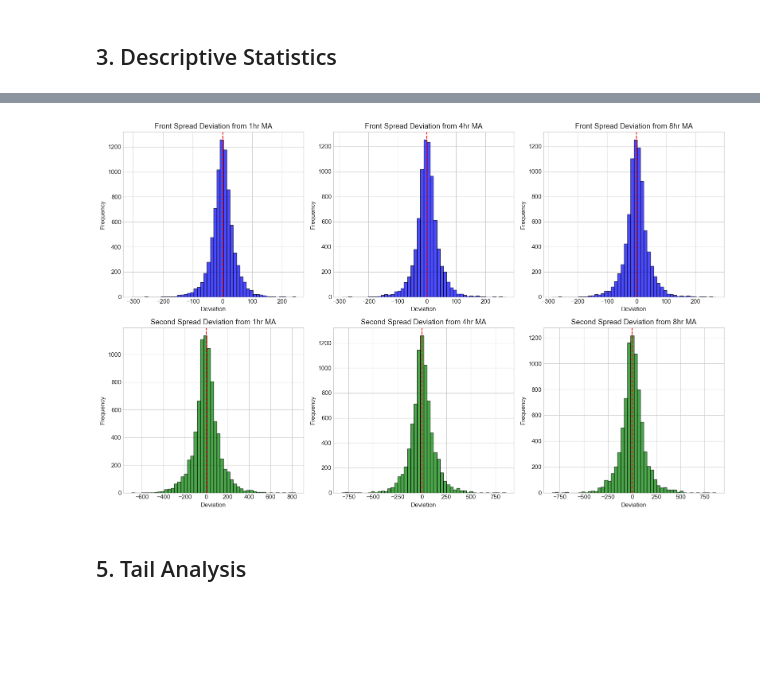
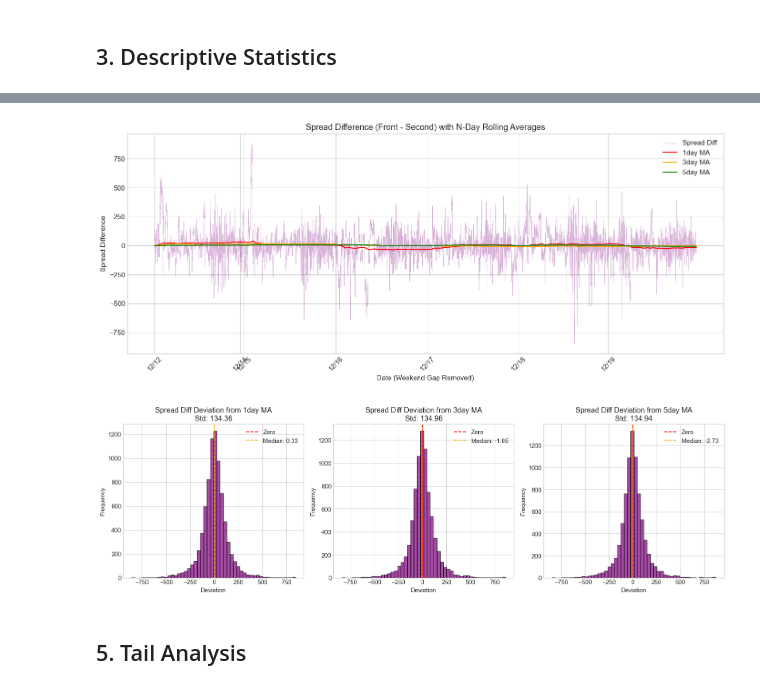
Before and after one commit to amywangyx1022/qts_project, a Jupyter notebook: MBT_BTC_Spread_Analysis.ipynb, the cells around one changed output, grey strips where cells are left out. Cells and saved outputs as stored; diff of their text form; code cells hidden in the pictures; blank space fills up the shorter version.

```diff
--- a/MBT_BTC_Spread_Analysis.ipynb
+++ b/MBT_BTC_Spread_Analysis.ipynb
@@ -367,20 +401,0 @@ We compute the deviation $d^{(N)}_t = s_t - \bar{s}_t^{(N)}$ where $\bar{s}_t^{(
-# %%
-# Define rolling windows (in minutes)
-# N = 60 (1 hour), 240 (4 hours), 480 (8 hours)
-windows = [60, 240, 480]
-window_names = ['1hr', '4hr', '8hr']
-
-# Calculate rolling averages and deviations for both spreads (using stitched data)
-df_analysis = df_spreads_stitched.copy()
-
-for w, name in zip(windows, window_names):
-    # Rolling averages
-    df_analysis[f's1_front_ma_{name}'] = df_analysis['s1_front'].rolling(window=w, min_periods=1).mean()
-    df_analysis[f's2_second_ma_{name}'] = df_analysis['s2_second'].rolling(window=w, min_periods=1).mean()
-
-    # Deviations from rolling average
-    df_analysis[f'd1_front_{name}'] = df_analysis['s1_front'] - df_analysis[f's1_front_ma_{name}']
-    df_analysis[f'd2_second_{name}'] = df_analysis['s2_second'] - df_analysis[f's2_second_ma_{name}']
-
-print("Rolling analysis columns created:")
-print([col for col in df_analysis.columns if 'ma' in col or col.startswith('d')])
@@ -419,24 +467,17 @@ Deviation Statistics (d_t^(N) = s_t - rolling_mean):
 # %%
-# Visualize spreads with rolling averages (weekend stitched)
-fig, axes = plt.subplots(2, 1, figsize=(14, 10), sharex=True)
+# Visualize spread_diff with N-day rolling averages (weekend stitched)
+fig, ax = plt.subplots(figsize=(14, 6))
 
 x = df_analysis['plot_idx']
 
-# Front Spread with rolling averages
-axes[0].plot(x, df_analysis['s1_front'], alpha=0.3, linewidth=0.5, label='Front Spread', color='blue')
-for w, name, color in zip(windows, window_names, ['red', 'orange', 'purple']):
-    axes[0].plot(x, df_analysis[f's1_front_ma_{name}'], label=f'{name} MA', color=color, linewidth=1.5)
-axes[0].set_ylabel('Spread Value')
-axes[0].set_title('Front Month Cross-Product Spread (BTCZ5-MBTZ5) with Rolling Averages')
-axes[0].legend()
+# Spread diff with rolling averages
+ax.plot(x, df_analysis['spread_diff'], alpha=0.3, linewidth=0.5, label='Spread Diff', color='purple')
+for w, name, color in zip(windows, window_names, ['red', 'orange', 'green']):
+    ax.plot(x, df_analysis[f'spread_diff_ma_{name}'], label=f'{name} MA', color=color, linewidth=1.5)
 
-# Second Spread with rolling averages
-axes[1].plot(x, df_analysis['s2_second'], alpha=0.3, linewidth=0.5, label='Second Spread', color='green')
-for w, name, color in zip(windows, window_names, ['red', 'orange', 'purple']):
-    axes[1].plot(x, df_analysis[f's2_second_ma_{name}'], label=f'{name} MA', color=color, linewidth=1.5)
-axes[1].set_ylabel('Spread Value')
-axes[1].set_title('Second Month Cross-Product Spread (BTCF6-MBTF6) with Rolling Averages')
-axes[1].legend()
+ax.set_ylabel('Spread Difference')
+ax.set_title('Spread Difference (Front - Second) with N-Day Rolling Averages')
+ax.legend()
 
 # Custom x-tick labels showing date transitions
 date_changes = df_analysis.groupby('date')['plot_idx'].first()
@@ -447,29 +488,28 @@ plt.xticks(tick_positions, tick_labels, rotation=45)
 plt.xlabel('Date (Weekend Gap Removed)')
 plt.tight_layout()
 plt.show()
+# %% [output]
+[figure, added]
 # %%
-# Deviation distribution plots
-fig, axes = plt.subplots(2, 3, figsize=(16, 10))
+# Deviation distribution plots for spread_diff
+fig, axes = plt.subplots(1, 3, figsize=(16, 5))
 
 for i, (w, name) in enumerate(zip(windows, window_names)):
-    # Front Spread deviations
-    axes[0, i].hist(df_analysis[f'd1_front_{name}'].dropna(), bins=50, color='blue', alpha=0.7, edgecolor='black')
-    axes[0, i].axvline(0, color='red', linestyle='--')
-    axes[0, i].set_xlabel('Deviation')
-    axes[0, i].set_ylabel('Frequency')
-    axes[0, i].set_title(f'Front Spread Deviation from {name} MA')
+    series = df_analysis[f'd_spread_diff_{name}'].dropna()
 
-    # Second Spread deviations
-    axes[1, i].hist(df_analysis[f'd2_second_{name}'].dropna(), bins=50, color='green', alpha=0.7, edgecolor='black')
-    axes[1, i].axvline(0, color='red', linestyle='--')
-    axes[1, i].set_xlabel('Deviation')
-    axes[1, i].set_ylabel('Frequency')
-    axes[1, i].set_title(f'Second Spread Deviation from {name} MA')
+    axes[i].hist(series, bins=50, color='purple', alpha=0.7, edgecolor='black')
+    axes[i].axvline(0, color='red', linestyle='--', label='Zero')
+    axes[i].axvline(series.median(), color='orange', linestyle='--',
+                    label=f'Median: {series.median():.2f}')
+    axes[i].set_xlabel('Deviation')
+    axes[i].set_ylabel('Frequency')
+    axes[i].set_title(f'Spread Diff Deviation from {name} MA\nStd: {series.std():.2f}')
+    axes[i].legend()
 
 plt.tight_layout()
 plt.show()
 # %% [output]
-[figure, old version]
+[figure, new version]
 # %% [markdown]
 ## 5. Tail Analysis
 # %%
```
Also changed, not shown: parts of 46 cells of this notebook, 3 other files.
